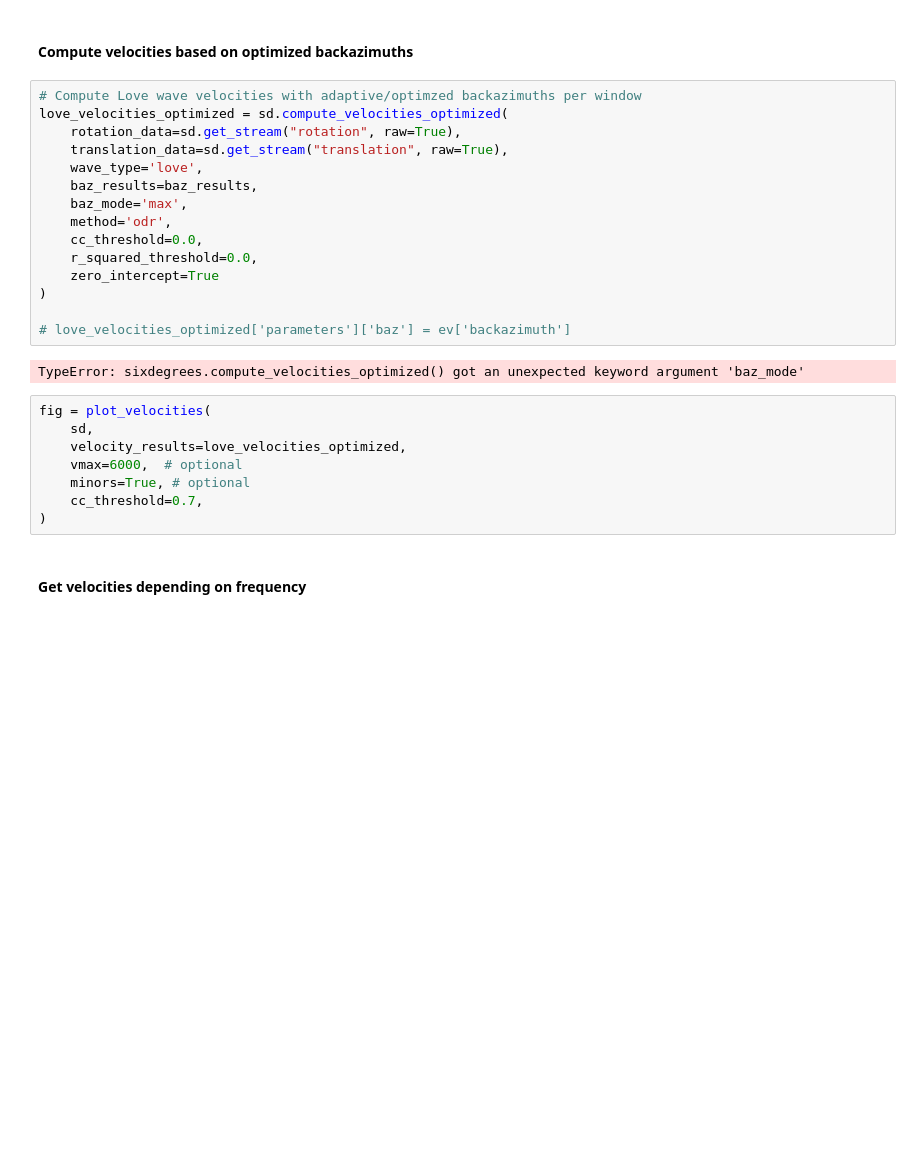
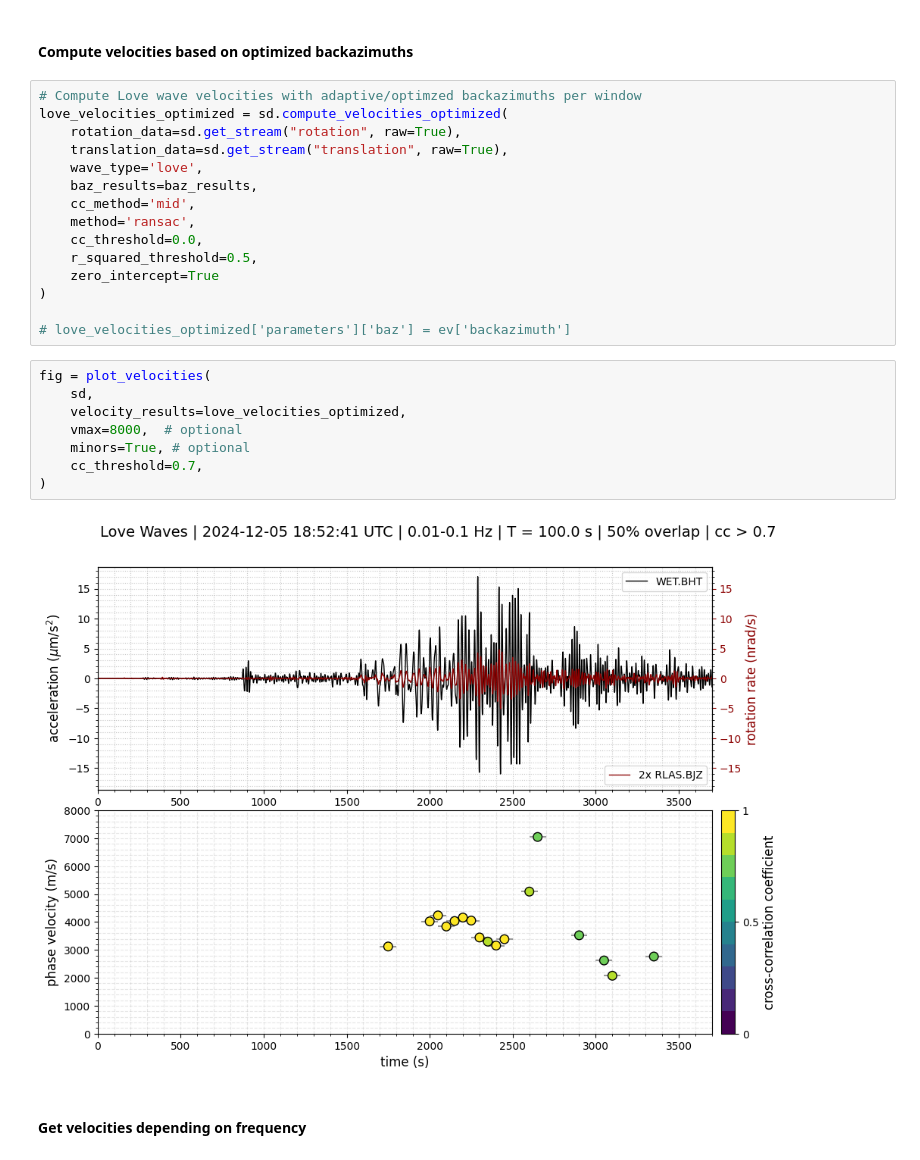
Before and after one commit to andbrocode/SixDegreesOfFreedom, a Jupyter notebook: examples/XGring_analysis_demo0.ipynb, the cells around one changed output. Saved outputs shown, nothing was run; the diff lists cells and outputs as text; blank space fills up the shorter version.

Commit message:
modifed plot scripts; cleaning

```diff
--- a/examples/XGring_analysis_demo0.ipynb
+++ b/examples/XGring_analysis_demo0.ipynb
@@ -309,24 +310,24 @@ love_velocities_optimized = sd.compute_velocities_optimized(
     translation_data=sd.get_stream("translation", raw=True),
     wave_type='love',
     baz_results=baz_results,
-    baz_mode='max',
-    method='odr',
+    cc_method='mid',
+    method='ransac',
     cc_threshold=0.0,
-    r_squared_threshold=0.0,
+    r_squared_threshold=0.5,
     zero_intercept=True
 )
 
 # love_velocities_optimized['parameters']['baz'] = ev['backazimuth']
-# %% [output]
-TypeError: sixdegrees.compute_velocities_optimized() got an unexpected keyword argument 'baz_mode'
 # %%
 fig = plot_velocities(
     sd,
     velocity_results=love_velocities_optimized,
-    vmax=6000,  # optional
+    vmax=8000,  # optional
     minors=True, # optional
     cc_threshold=0.7,
 )
+# %% [output]
+[figure, added]
 # %% [markdown]
 #### Get velocities depending on frequency
 # %%
```
Also changed, not shown: parts of 4 cells of this notebook, 9 other files.
